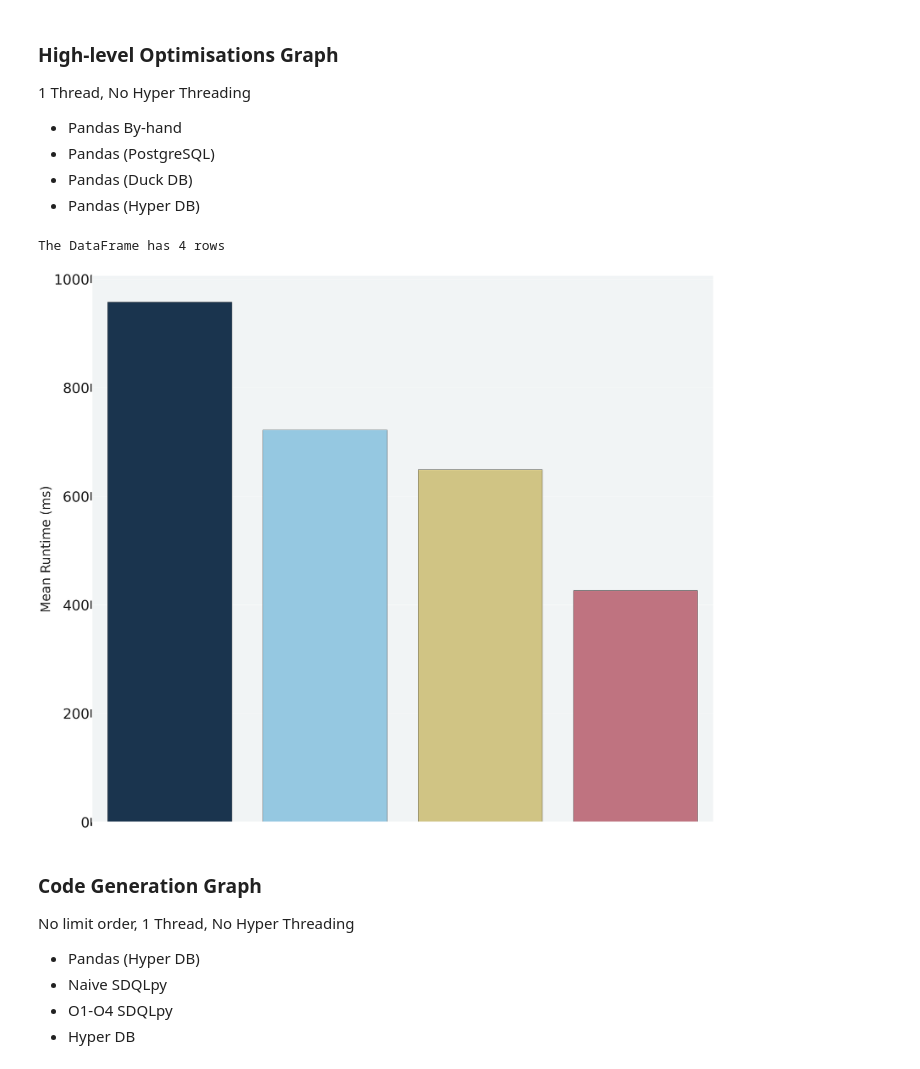
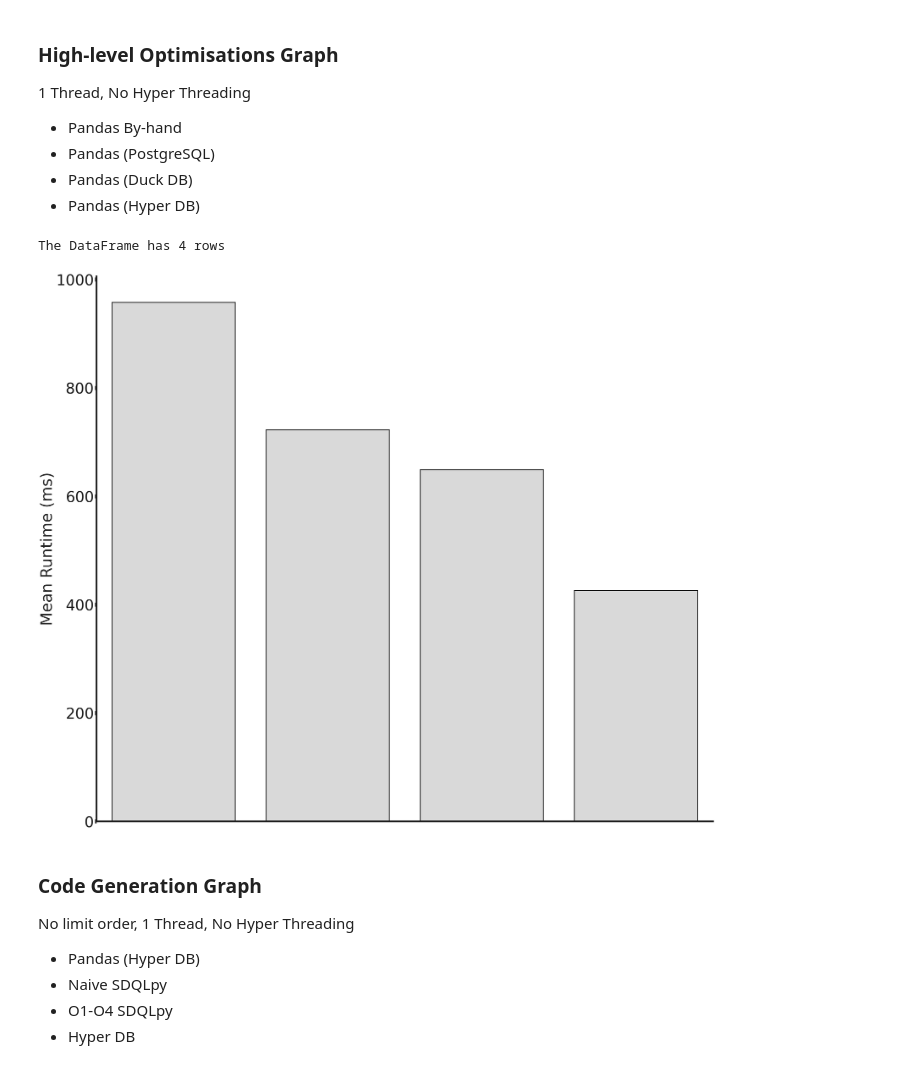
Before and after one commit to groegercesg/QueryBridge, a Jupyter notebook: benchmarking/notebooks/comp_analysis.ipynb, the cells around one changed output. Cells and saved outputs as stored; diff of their text form; code cells hidden in the pictures.

Commit message:
initial final graphs for CGO generated

```diff
--- a/benchmarking/notebooks/comp_analysis.ipynb
+++ b/benchmarking/notebooks/comp_analysis.ipynb
@@ -54,7 +54,10 @@ def g_mean(x):
 def pre_process(df):
     # Sort Query Name column to in-order
     def extract_number(name):
-        return int(name.split(" ")[1])
+        if isinstance(name, int):
+            return name
+        else:
+            return int(name.split(" ")[1])
 
     df['Query Number'] = df.apply(lambda row : extract_number(row['Query Number']), axis = 1)
     df = df.sort_values(['Query Number'])
@@ -107,11 +110,11 @@ def make_average_graph(df, order, color, hatching, filename, in_box_height, in_b
     # Set DPI if resolution looks bad
     # sns.set(rc={'figure.dpi': 300})
     background_color = '#f1f4f5'
-    sns.set(rc={'axes.facecolor':background_color})
-    plt.rcParams['patch.linewidth'] = 1.0
+    # sns.set(rc={'axes.facecolor':background_color})
+    plt.rcParams['patch.linewidth'] = 3.0
     plt.rcParams['patch.edgecolor'] = 'k'
 
-    plt.rc('axes', labelsize=48)    # fontsize of the x and y labels
+    plt.rc('axes', labelsize=58)    # fontsize of the x and y labels
 
 
     ax = sns.barplot(data=df, x=x_value, y=y_value, hue='Query Type',
@@ -124,7 +127,10 @@ def make_average_graph(df, order, color, hatching, filename, in_box_height, in_b
                 bar.set_hatch(hatch)
 
     # Make axes weightier
-    plt.setp(ax.spines.values(), linewidth=3)
+    plt.setp(ax.spines.values(), linewidth=6)
+
+    for spine in ax.spines.values():
+        spine.set_edgecolor('k')
 
     ax.set(xlabel='', ylabel='Mean Runtime (ms)')  # ,
 
@@ -136,7 +142,7 @@ def make_average_graph(df, order, color, hatching, filename, in_box_height, in_b
 
     #set parameters for tick labels
     plt.tick_params(axis='x', which='major')
-    plt.tick_params(axis='y', which='major', direction="out", colors="k", left=True, labelsize=52)
+    plt.tick_params(axis='y', which='major', direction="out", colors="k", left=True, labelsize=55)
 
     plt.xticks(rotation=45, ha='right')
 
@@ -145,9 +151,11 @@ def make_average_graph(df, order, color, hatching, filename, in_box_height, in_b
 
     ax.spines[['right', 'top']].set_visible(False)
 
+    ax.patch.set_alpha(0.0)
+
     # The ticks
-    ax.xaxis.set_tick_params(width=30)
-    ax.yaxis.set_tick_params(width=30)
+    ax.xaxis.set_tick_params(width=15)
+    ax.yaxis.set_tick_params(width=15)
 
     # leg_artists = []
     # for i in range(len(order)):
@@ -166,7 +174,7 @@ def make_average_graph(df, order, color, hatching, filename, in_box_height, in_b
     if filename != None:
         import os
         os.makedirs(os.path.dirname(filename), exist_ok=True)
-        plt.savefig(filename, bbox_inches="tight")
+        plt.savefig(filename, bbox_inches="tight", transparent=True)
 
     plt.show()
 # %% [markdown]
@@ -230,21 +238,21 @@ hl_data = hl_data.rename(columns={"Overall Mean Runtime (s)" : "Mean"})
 # Convert to ms
 hl_data['Mean'] = hl_data['Mean'].apply(lambda x : x * 1000)
 # %%
-hl_color = ["#123456", "#88CCEE", "#DDCC77", "#CC6677"]
+hl_color = ["#D9D9D9"] * 4
 hl_hatch = [None, None, None, None]
 hl_filename = "../analysis_results/cgo/hl_graph"
 
 make_average_graph(hl_data,
                    hl_order,
                    hl_color,
                    hl_hatch,
                    hl_filename,
                    box_height,
                    box_width,
                    "Query Type")
 # %% [output]
 The DataFrame has 4 rows
-[figure, old version]
+[figure, new version]
 # %% [markdown]
 ### Code Generation Graph
 
```
Also changed, not shown: parts of 5 cells of this notebook, 6 other files.
